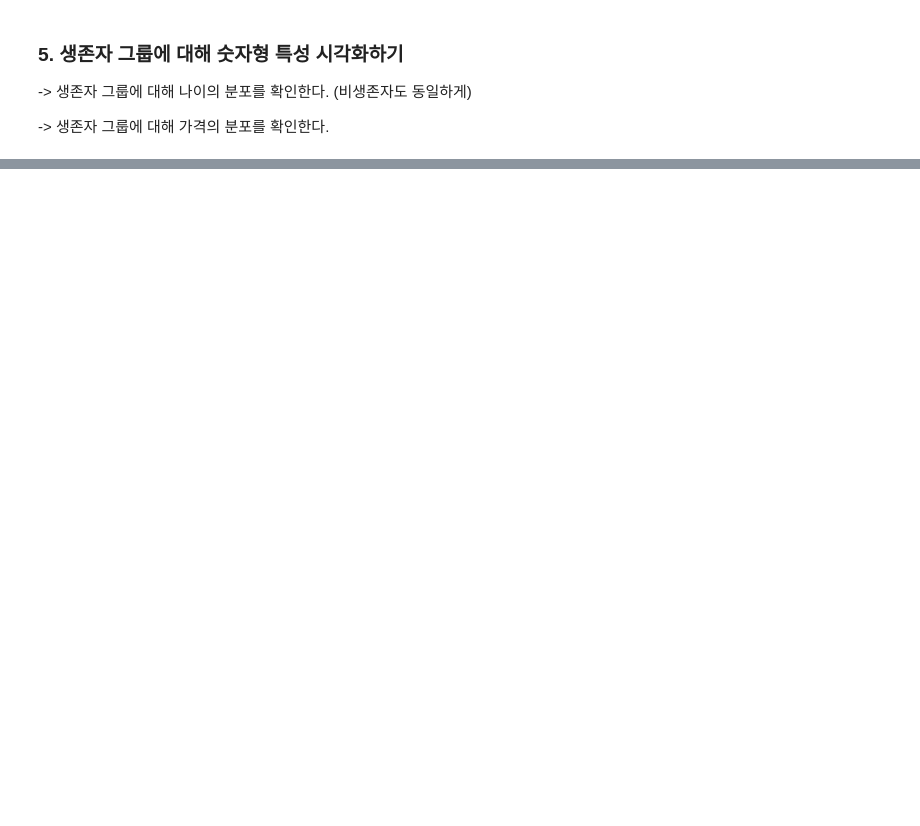
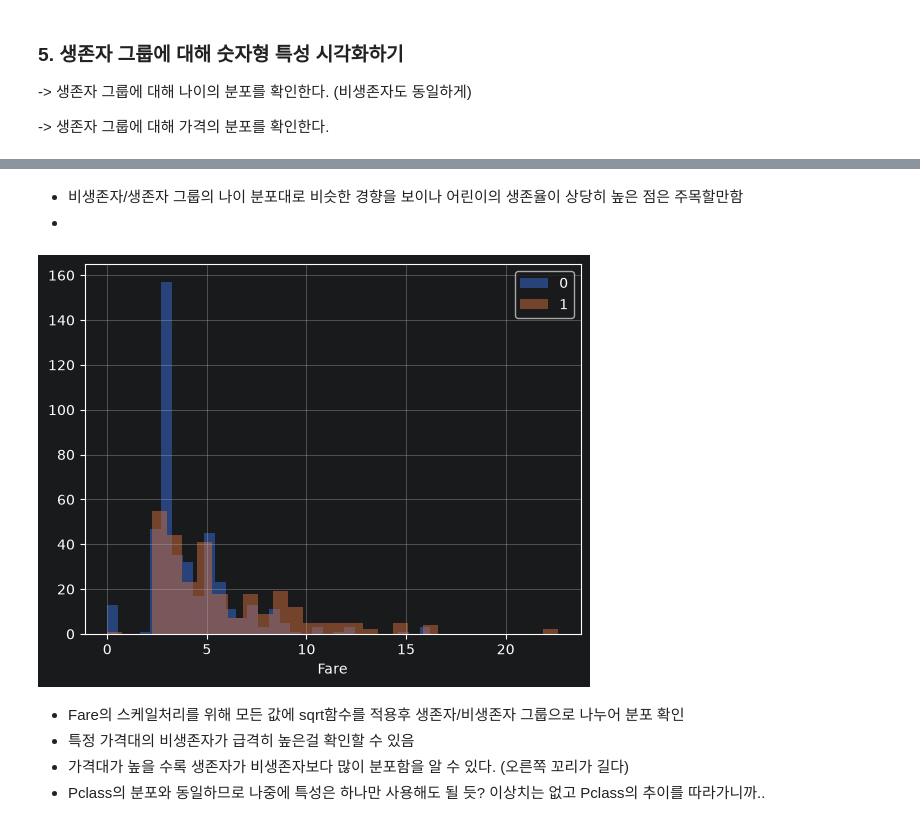
Before and after one commit to chc216/titanic-ml, a Jupyter notebook: notebooks/01-eda.ipynb, the cells around one changed output, grey strips where cells are left out. Cells and saved outputs as stored; diff of their text form; code cells hidden in the pictures; blank space fills up the shorter version.

```diff
--- a/notebooks/01-eda.ipynb
+++ b/notebooks/01-eda.ipynb
@@ -357,0 +229,15 @@ plt.show()
+# %% [markdown]
+* 비생존자/생존자 그룹의 나이 분포대로 비슷한 경향을 보이나 어린이의 생존율이 상당히 높은 점은 주목할만함
+*
+# %%
+train_set["sqrt(fare)"] = train_set["Fare"].apply(np.sqrt)
+train_set.groupby("Survived")["sqrt(fare)"].hist(bins=30, alpha=0.5, legend=True)
+plt.xlabel("Fare")
+plt.show()
+# %% [output]
+[figure, added]
+# %% [markdown]
+* Fare의 스케일처리를 위해 모든 값에 sqrt함수를 적용후 생존자/비생존자 그룹으로 나누어 분포 확인
+* 특정 가격대의 비생존자가 급격히 높은걸 확인할 수 있음
+* 가격대가 높을 수록 생존자가 비생존자보다 많이 분포함을 알 수 있다. (오른쪽 꼬리가 길다)
+* Pclass의 분포와 동일하므로 나중에 특성은 하나만 사용해도 될 듯? 이상치는 없고 Pclass의 추이를 따라가니까..
```
Also changed, not shown: parts of 17 cells of this notebook.
